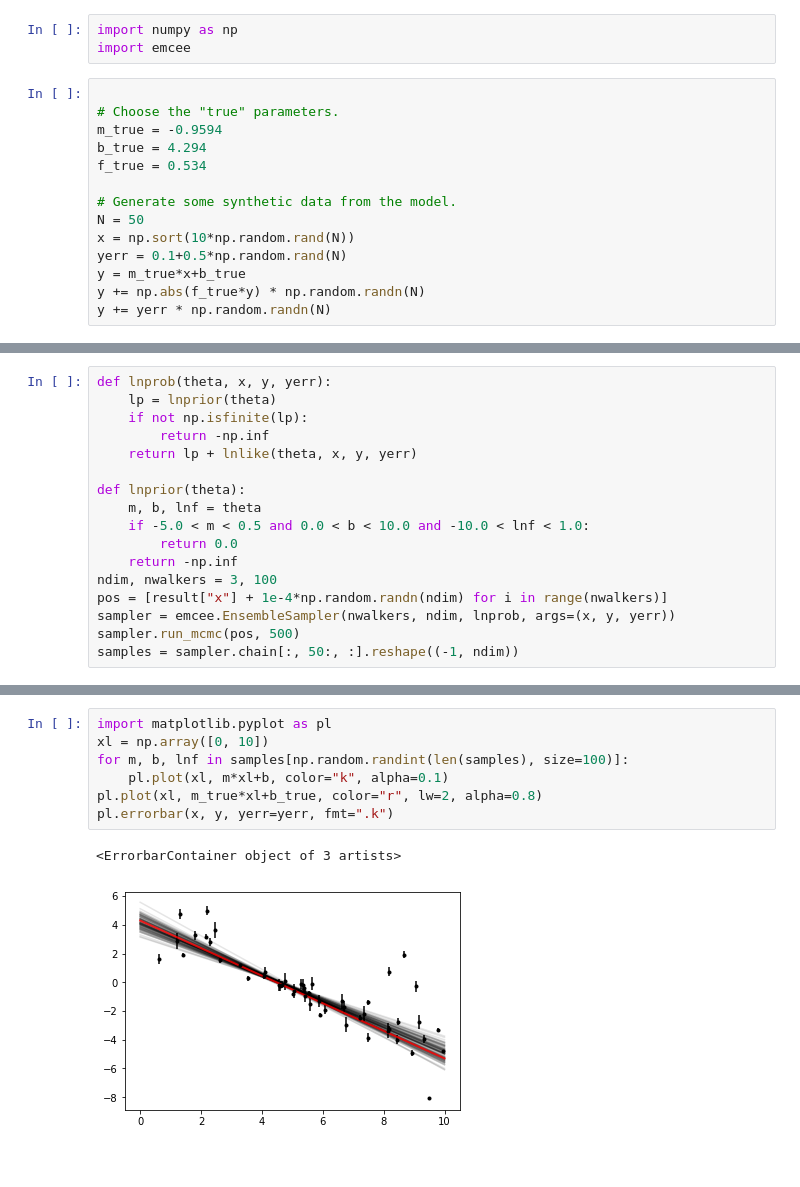
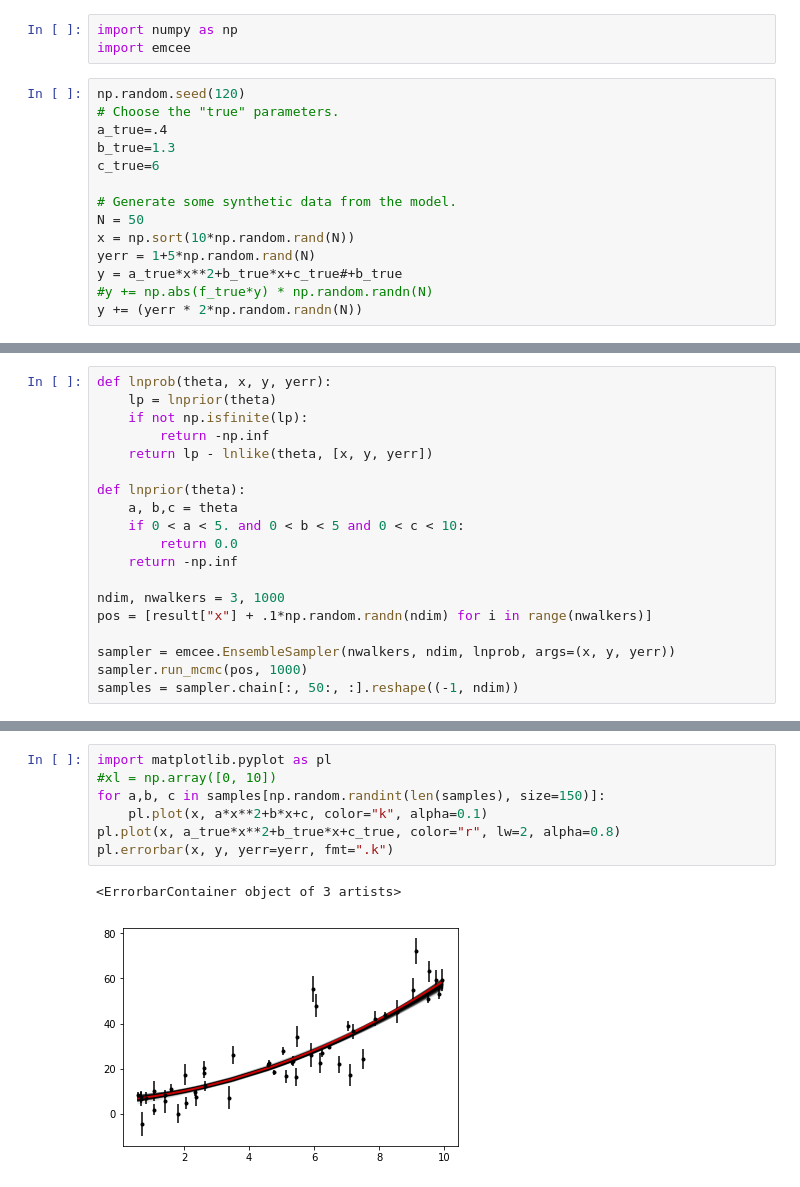
Before and after one commit to jpierel14/USC_PythonCourse_2019, a Jupyter notebook: Day_4/random_tests.ipynb, the cells around one changed output, grey strips where cells are left out. Drawn from its saved outputs; the diff is of its cells as text.

```diff
--- a/Day_4/random_tests.ipynb
+++ b/Day_4/random_tests.ipynb
@@ -71,19 +74,19 @@ plt.show()
 import numpy as np
 import emcee
 # %%
-
+np.random.seed(120)
 # Choose the "true" parameters.
-m_true = -0.9594
-b_true = 4.294
-f_true = 0.534
+a_true=.4
+b_true=1.3
+c_true=6
 
 # Generate some synthetic data from the model.
 N = 50
 x = np.sort(10*np.random.rand(N))
-yerr = 0.1+0.5*np.random.rand(N)
-y = m_true*x+b_true
-y += np.abs(f_true*y) * np.random.randn(N)
-y += yerr * np.random.randn(N)
+yerr = 1+5*np.random.rand(N)
+y = a_true*x**2+b_true*x+c_true#+b_true
+#y += np.abs(f_true*y) * np.random.randn(N)
+y += (yerr * 2*np.random.randn(N))
 # %%
 A = np.vstack((np.ones_like(x), x)).T
 C = np.diag(yerr * yerr)
@@ -105,17 +130,19 @@ def lnprob(theta, x, y, yerr):
     lp = lnprior(theta)
     if not np.isfinite(lp):
         return -np.inf
-    return lp + lnlike(theta, x, y, yerr)
+    return lp - lnlike(theta, [x, y, yerr])
 
 def lnprior(theta):
-    m, b, lnf = theta
-    if -5.0 < m < 0.5 and 0.0 < b < 10.0 and -10.0 < lnf < 1.0:
+    a, b,c = theta
+    if 0 < a < 5. and 0 < b < 5 and 0 < c < 10:
         return 0.0
     return -np.inf
-ndim, nwalkers = 3, 100
-pos = [result["x"] + 1e-4*np.random.randn(ndim) for i in range(nwalkers)]
+
+ndim, nwalkers = 3, 1000
+pos = [result["x"] + .1*np.random.randn(ndim) for i in range(nwalkers)]
+
 sampler = emcee.EnsembleSampler(nwalkers, ndim, lnprob, args=(x, y, yerr))
-sampler.run_mcmc(pos, 500)
+sampler.run_mcmc(pos, 1000)
 samples = sampler.chain[:, 50:, :].reshape((-1, ndim))
 # %%
 import corner
@@ -128,10 +155,10 @@ plt.show()
 # %%
 import matplotlib.pyplot as pl
-xl = np.array([0, 10])
-for m, b, lnf in samples[np.random.randint(len(samples), size=100)]:
-    pl.plot(xl, m*xl+b, color="k", alpha=0.1)
-pl.plot(xl, m_true*xl+b_true, color="r", lw=2, alpha=0.8)
+#xl = np.array([0, 10])
+for a,b, c in samples[np.random.randint(len(samples), size=150)]:
+    pl.plot(x, a*x**2+b*x+c, color="k", alpha=0.1)
+pl.plot(x, a_true*x**2+b_true*x+c_true, color="r", lw=2, alpha=0.8)
 pl.errorbar(x, y, yerr=yerr, fmt=".k")
 # %% [output]
 <ErrorbarContainer object of 3 artists>
-[figure, old version]
+[figure, new version]
```
Also changed, not shown: parts of 6 cells of this notebook, 10 other files.
